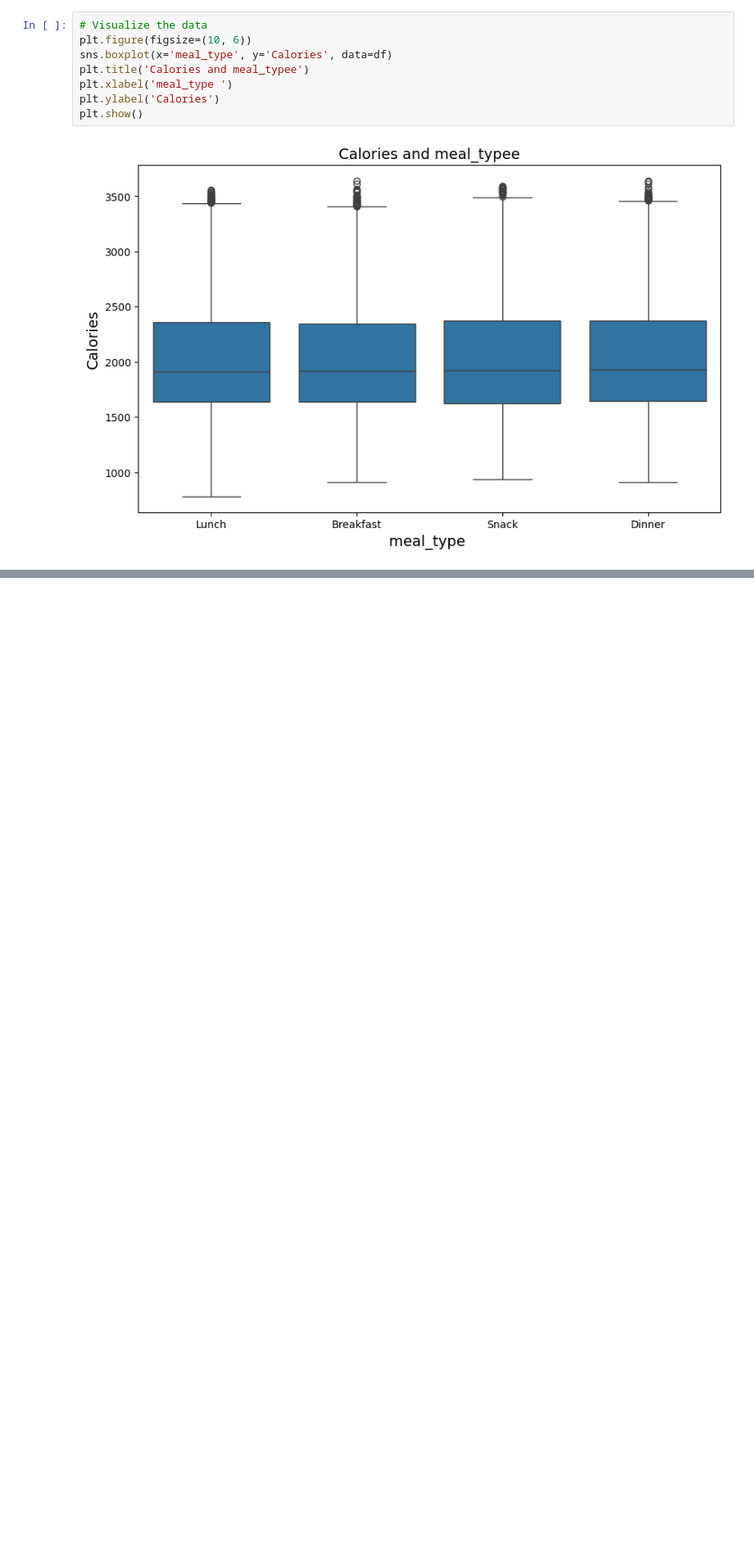
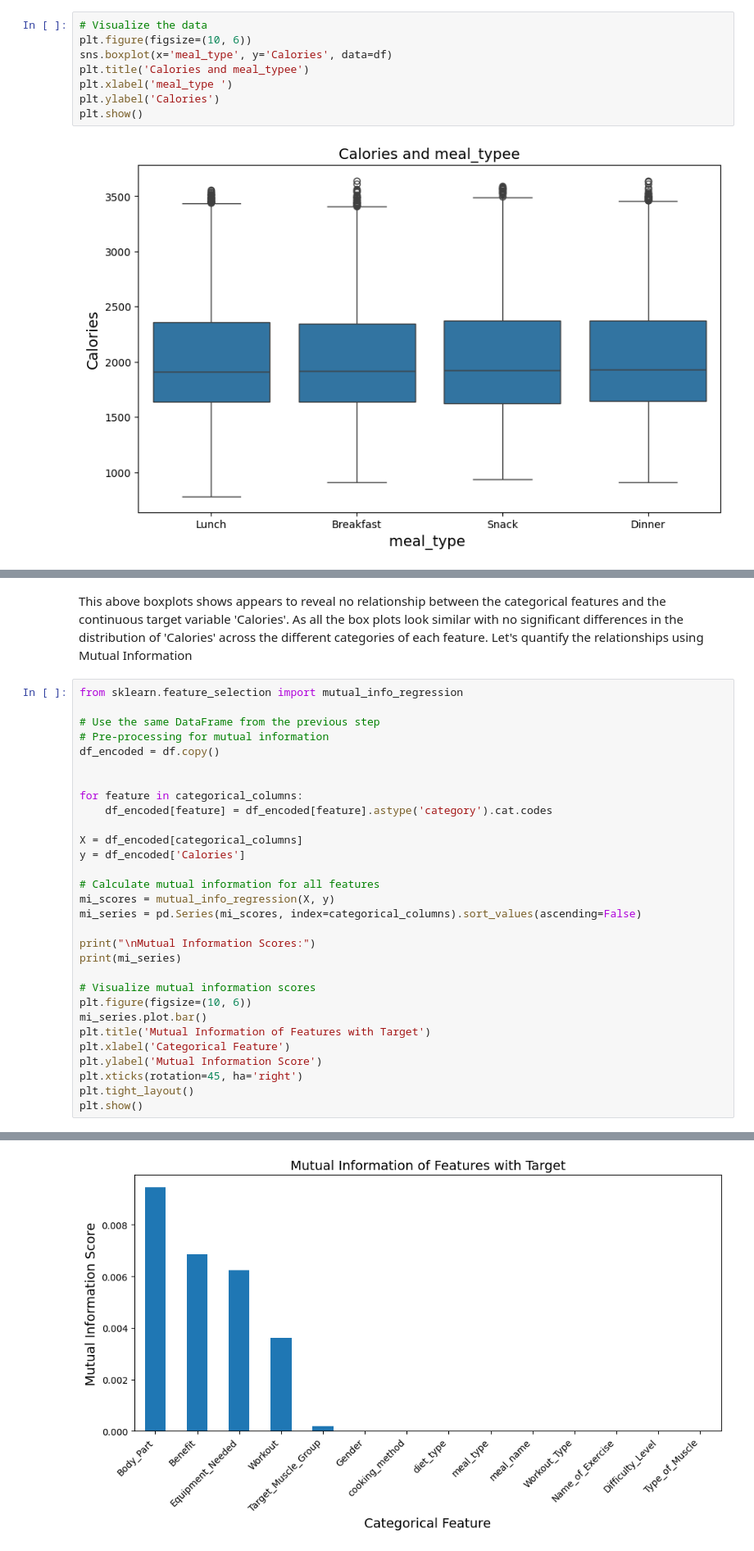
Before and after one commit to abiolaks/trulyfit_project_ai6, a Jupyter notebook: notebook/01_exploratory_analysis.ipynb, the cells around one changed output, grey strips where cells are left out. Shown at 82% size. Cells and saved outputs as stored; diff of their text form; blank space fills up the shorter version.

```diff
--- a/notebook/01_exploratory_analysis.ipynb
+++ b/notebook/01_exploratory_analysis.ipynb
@@ -369,0 +407,34 @@ plt.show()
+# %% [markdown]
+This above boxplots shows appears to reveal no relationship between the categorical features and the continuous target variable 'Calories'. As all the box plots look similar with no significant differences in the distribution of 'Calories' across the different categories of each feature.
+Let's quantify the relationships using Mutual Information
+# %%
+from sklearn.feature_selection import mutual_info_regression
+
+# Use the same DataFrame from the previous step
+# Pre-processing for mutual information
+df_encoded = df.copy()
+
+
+for feature in categorical_columns:
+    df_encoded[feature] = df_encoded[feature].astype('category').cat.codes
+
+X = df_encoded[categorical_columns]
+y = df_encoded['Calories']
+
+# Calculate mutual information for all features
+mi_scores = mutual_info_regression(X, y)
+mi_series = pd.Series(mi_scores, index=categorical_columns).sort_values(ascending=False)
+
+print("\nMutual Information Scores:")
+print(mi_series)
+
+# Visualize mutual information scores
+plt.figure(figsize=(10, 6))
+mi_series.plot.bar()
+plt.title('Mutual Information of Features with Target')
+plt.xlabel('Categorical Feature')
+plt.ylabel('Mutual Information Score')
+plt.xticks(rotation=45, ha='right')
+plt.tight_layout()
+plt.show()
+# %% [output]
@@ -369,0 +457 @@ plt.show()
+[figure, added]
```
Also changed, not shown: parts of 8 cells of this notebook, 6 other files.
